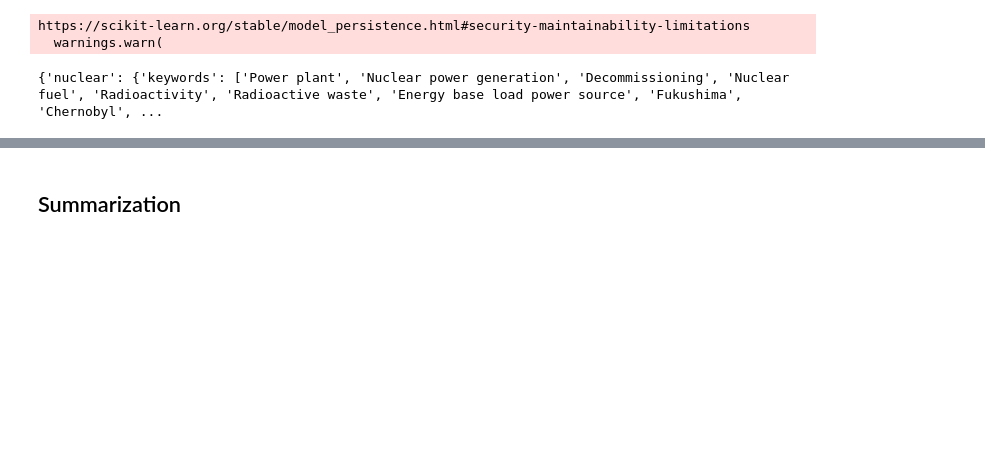
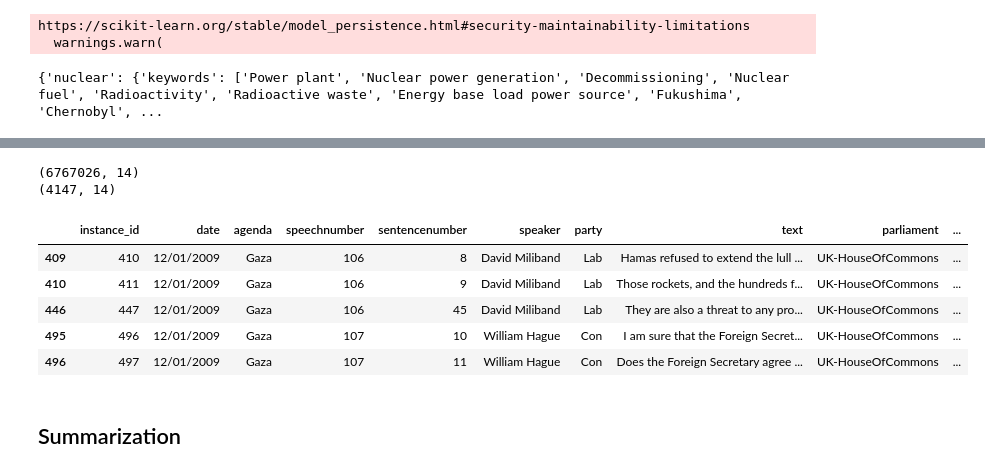
Before and after one commit to fedefraschio/stance-detection-uk-parliament, a Jupyter notebook: notebooks/01_summarization.ipynb, the cells around one changed output, grey strips where cells are left out. Saved outputs shown, nothing was run; the diff lists cells and outputs as text; code cells hidden in the pictures; blank space fills up the shorter version.

Commit message:
fixed filter_speeches, tested classify_sentences

```diff
--- a/notebooks/01_summarization.ipynb
+++ b/notebooks/01_summarization.ipynb
@@ -132,9 +133,24 @@ filtered_df.head()
 | 409 | 410 | 12/01/2009 | Gaza | 106 | 8 | David Miliband | Lab | Hamas refused to extend the lull ... | UK-HouseOfCommons | ... |
 | 410 | 411 | 12/01/2009 | Gaza | 106 | 9 | David Miliband | Lab | Those rockets, and the hundreds f... | UK-HouseOfCommons | ... |
 | 445 | 446 | 12/01/2009 | Gaza | 106 | 44 | David Miliband | Lab | Those armaments are the source of... | UK-HouseOfCommons | ... |
+# %%
+print(df.shape)
+print(filtered_df.shape)
+# %% [output]
+(6767026, 14)
+(4147, 14)
 # %%
 # save the filtered df to a csv file
 output_filtered_path = os.path.join(parent_dir ,'data','processed',f'filtered_speeches_{topic}.csv')
 filtered_df.to_csv(output_filtered_path, index=False)
 # %%
 classified_df = uk.classify_sentences(topic)
+# %%
+classified_df.head()
+# %% [output]
+|  | instance_id | date | agenda | speechnumber | sentencenumber | speaker | party | text | parliament | ... |
+| 409 | 410 | 12/01/2009 | Gaza | 106 | 8 | David Miliband | Lab | Hamas refused to extend the lull ... | UK-HouseOfCommons | ... |
+| 410 | 411 | 12/01/2009 | Gaza | 106 | 9 | David Miliband | Lab | Those rockets, and the hundreds f... | UK-HouseOfCommons | ... |
+| 446 | 447 | 12/01/2009 | Gaza | 106 | 45 | David Miliband | Lab | They are also a threat to any pro... | UK-HouseOfCommons | ... |
+| 495 | 496 | 12/01/2009 | Gaza | 107 | 10 | William Hague | Con | I am sure that the Foreign Secret... | UK-HouseOfCommons | ... |
+| 496 | 497 | 12/01/2009 | Gaza | 107 | 11 | William Hague | Con | Does the Foreign Secretary agree ... | UK-HouseOfCommons | ... |
```
Also changed, not shown: parts of 2 cells of this notebook, 1 other file.
